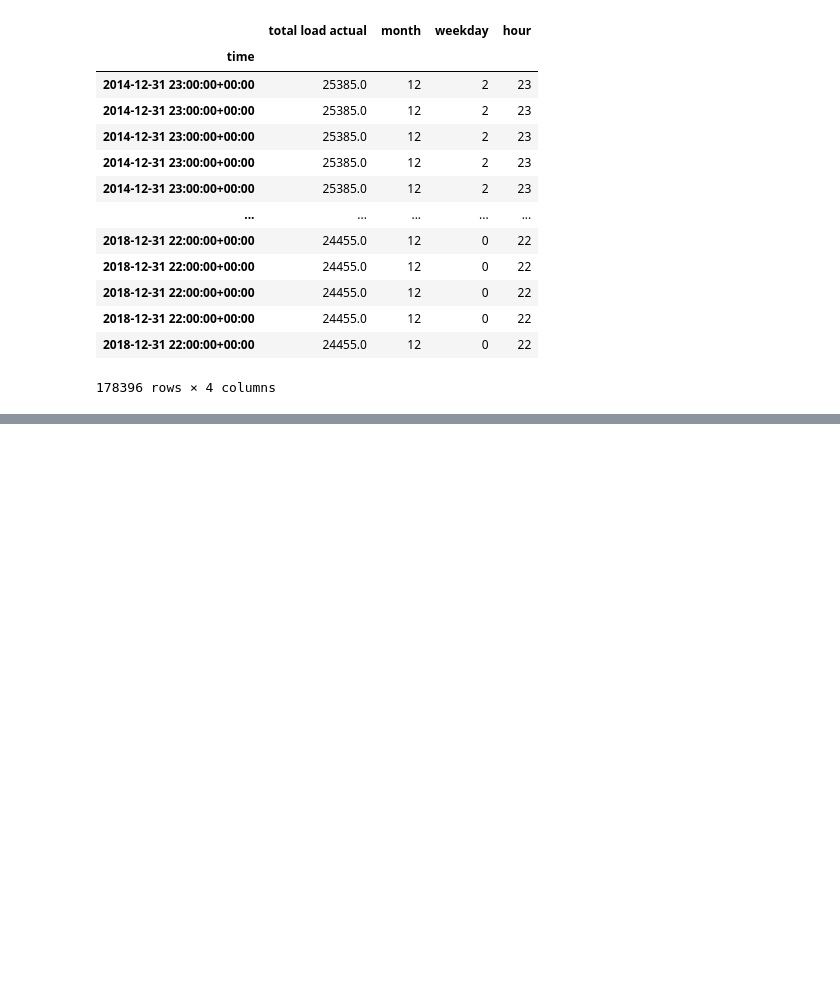
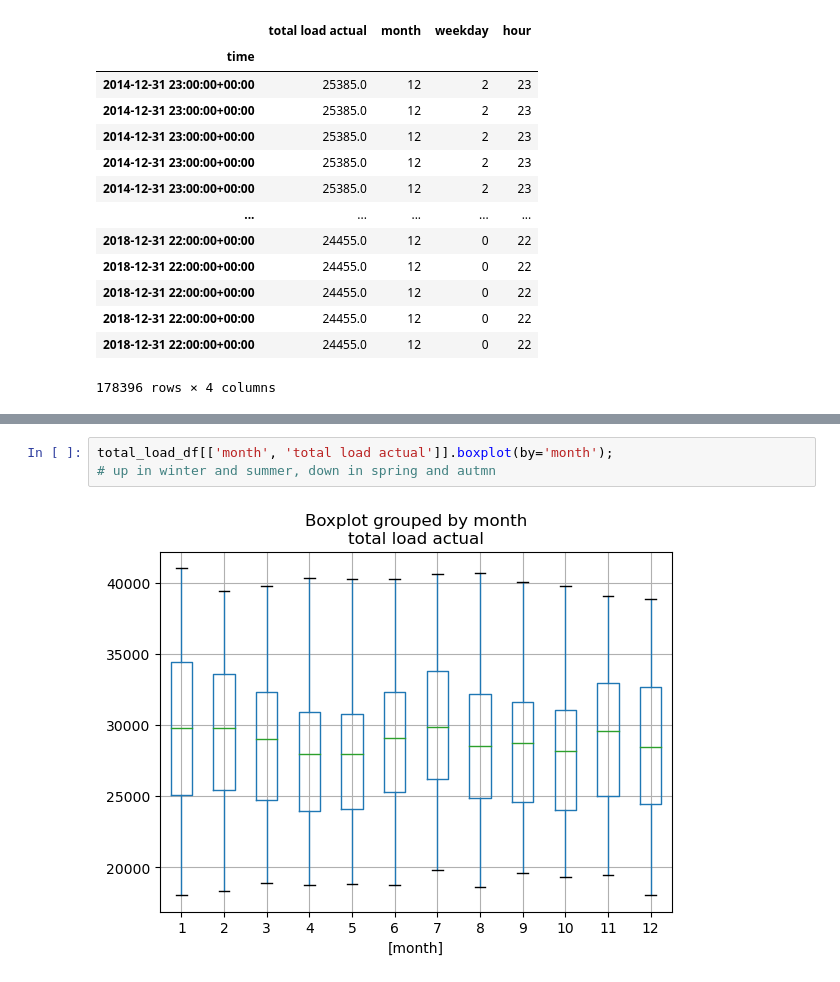
Before and after one commit to siljeberiksen/AI-in-industry, a Jupyter notebook: silje_data_exploration.ipynb, the cells around one changed output, grey strips where cells are left out. Drawn from its saved outputs; the diff is of its cells as text; blank space fills up the shorter version.

```diff
--- a/silje_data_exploration.ipynb
+++ b/silje_data_exploration.ipynb
@@ -316,0 +341,5 @@ See the caveats in the documentation: https://pandas.pydata.org/pandas-docs/stab
+# %%
+total_load_df[['month', 'total load actual']].boxplot(by='month');
+# up in winter and summer, down in spring and autmn
+# %% [output]
+[figure, added]
```
Also changed, not shown: parts of 9 cells of this notebook.
